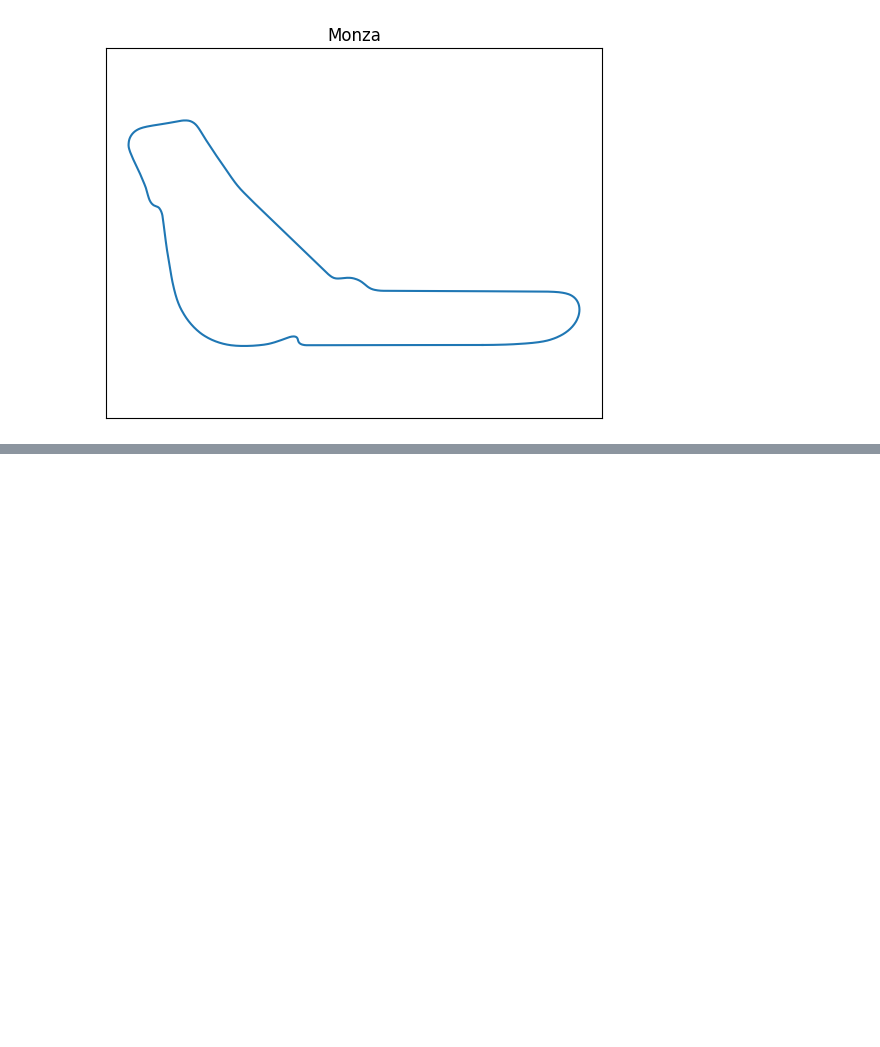
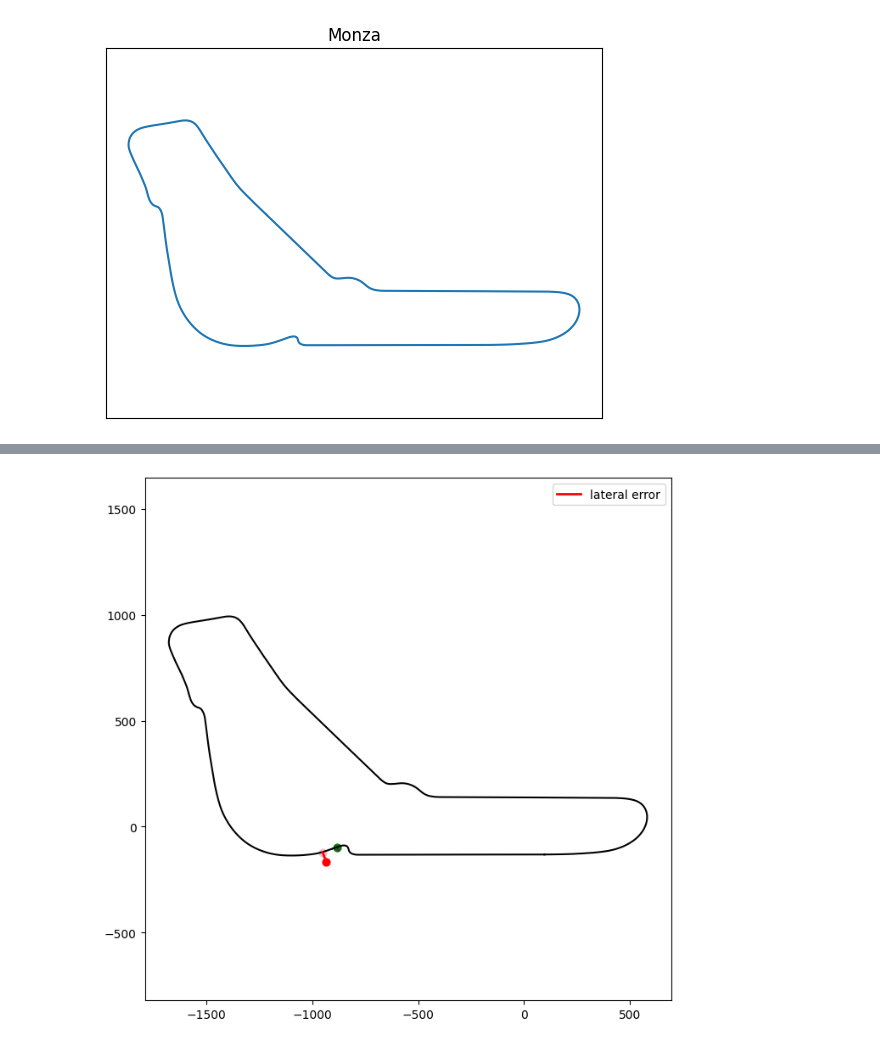
Before and after one commit to alek4/rl-car-race, a Jupyter notebook: notebooks/export_track_test.ipynb, the cells around one changed output, grey strips where cells are left out. Saved outputs shown, nothing was run; the diff lists cells and outputs as text; code cells hidden in the pictures; blank space fills up the shorter version.

```diff
--- a/notebooks/export_track_test.ipynb
+++ b/notebooks/export_track_test.ipynb
@@ -104,0 +132,42 @@ Centerline points (every 5m): 1156
+# %%
+p = centerline[200]
+agent_pos = np.array(p + [-50, -70])
+
+tangent = tangents[200]
+normal = np.array([-tangent[1], tangent[0]])
+
+error_vec = agent_pos - p
+
+forward = np.dot(error_vec, tangent)
+lateral = np.dot(error_vec, normal)
+
+foot = p + forward * tangent
+
+plt.figure(figsize=(8, 8))
+
+plt.plot(centerline[:, 0], centerline[:, 1], 'k')
+
+plt.scatter(p[0], p[1], c="green", s=40)
+plt.scatter(agent_pos[0], agent_pos[1], c="red", s=40)
+plt.scatter(foot[0], foot[1], c="pink", s=40)
+
+# tangent
+plt.arrow(p[0], p[1], 30*tangent[0], 30*tangent[1], color="blue")
+
+# normal
+plt.arrow(p[0], p[1], 20*normal[0], 20*normal[1], color="purple")
+
+# TRUE lateral error (perpendicular to tangent)
+plt.plot(
+    [agent_pos[0], foot[0]],
+    [agent_pos[1], foot[1]],
+    'r-',
+    linewidth=2,
+    label="lateral error"
+)
+
+plt.axis('equal')
+plt.legend()
+plt.show()
+# %% [output]
+[figure, added]
```
Also changed, not shown: parts of 3 cells of this notebook, 1 other file.
